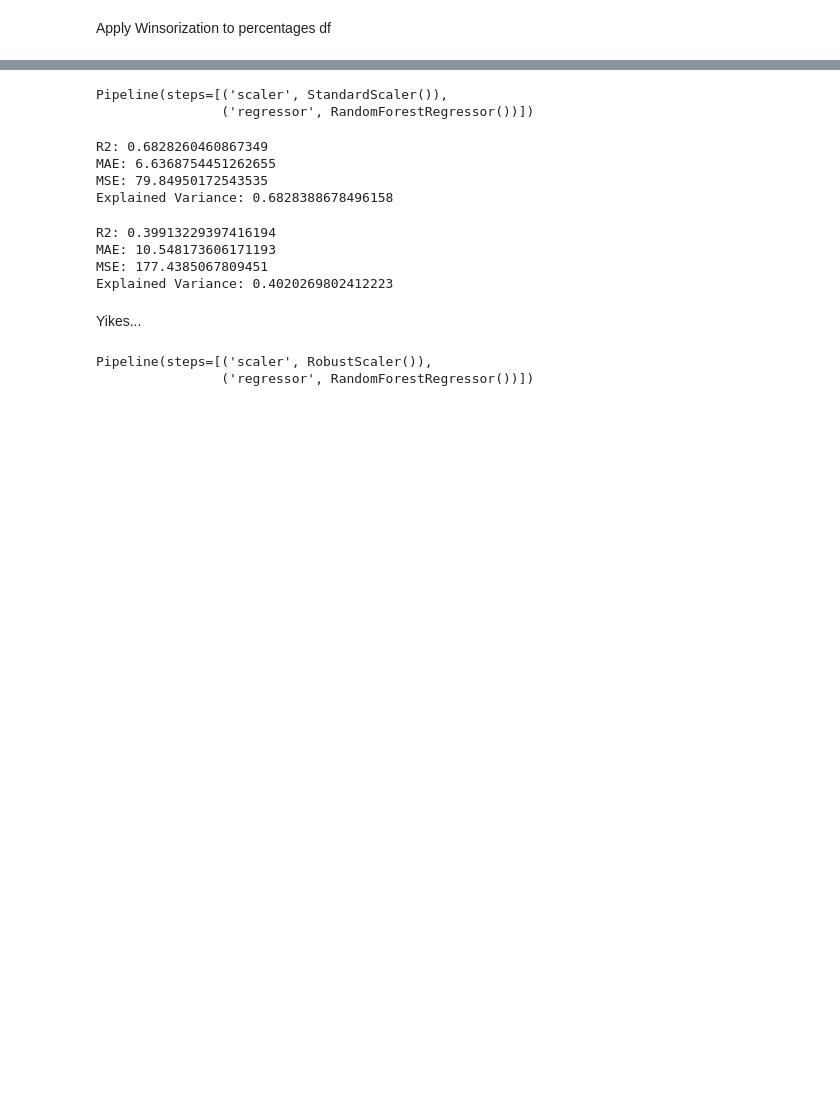
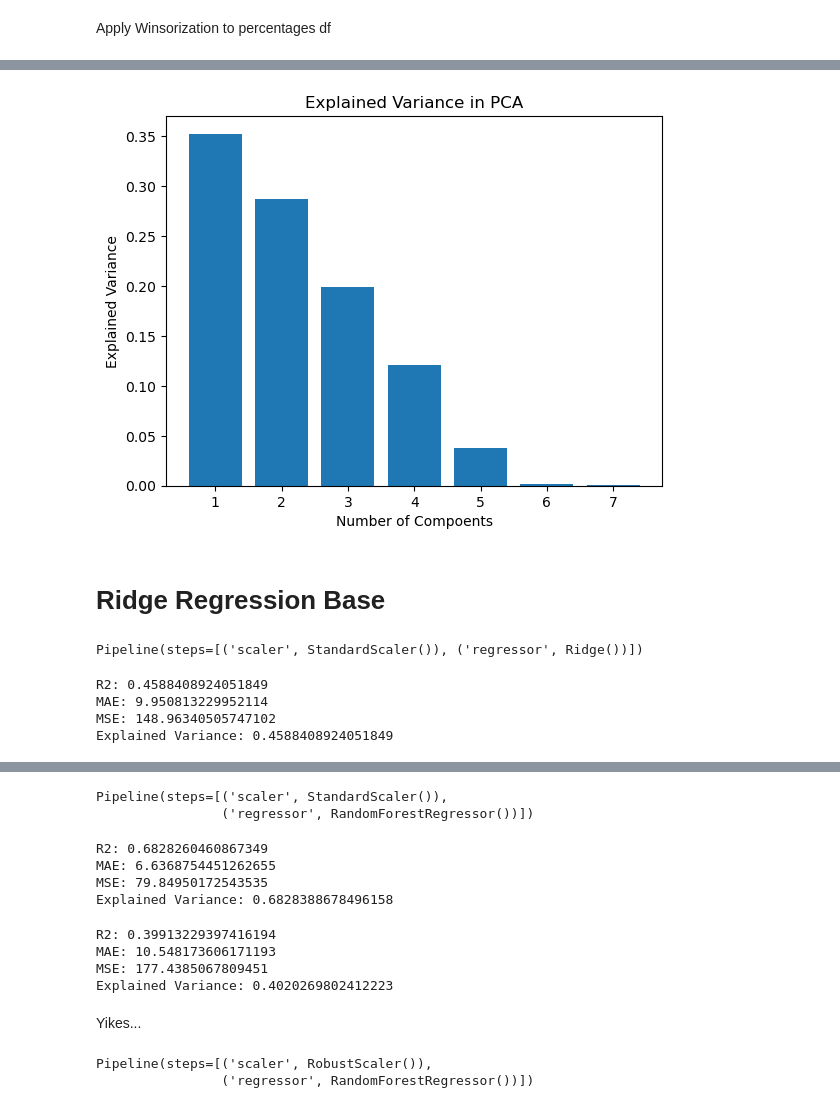
Before and after one commit to SBangarh/Concrete-Strength-Analysis, a Jupyter notebook: models_redo.ipynb, the cells around one changed output, grey strips where cells are left out. Drawn from its saved outputs; the diff is of its cells as text; code cells hidden in the pictures; blank space fills up the shorter version.

```diff
--- a/models_redo.ipynb
+++ b/models_redo.ipynb
@@ -95,0 +109,5 @@ transformer = ColumnTransformer(transformers=[
+# %%
+#initialize and fit
+pca = PCA()
+
+pca.fit_transform(X_train, y_train)
@@ -95,0 +128,15 @@ transformer = ColumnTransformer(transformers=[
+# %%
+#get explained variance
+variance = pca.explained_variance_ratio_
+
+
+#plot scores
+plt.bar(range(1, len(variance) + 1), variance)
+plt.xlabel("Number of Compoents")
+plt.ylabel("Explained Variance")
+plt.title("Explained Variance in PCA")
+plt.show()
+# %% [output]
+[figure, added]
+# %% [markdown]
+# Ridge Regression Base
@@ -95,0 +149,5 @@ transformer = ColumnTransformer(transformers=[
+# %%
+#fit model
+pipeline.fit(X_train, y_train)
+# %% [output]
+Pipeline(steps=[('scaler', StandardScaler()), ('regressor', Ridge())])
@@ -95,0 +158,8 @@ transformer = ColumnTransformer(transformers=[
+# %%
+#eval train model
+eval_model(y_train, train_pred)
+# %% [output]
+R2: 0.4588408924051849
+MAE: 9.950813229952114
+MSE: 148.96340505747102
+Explained Variance: 0.4588408924051849
```
Also changed, not shown: parts of 27 cells of this notebook, 1 other file.
